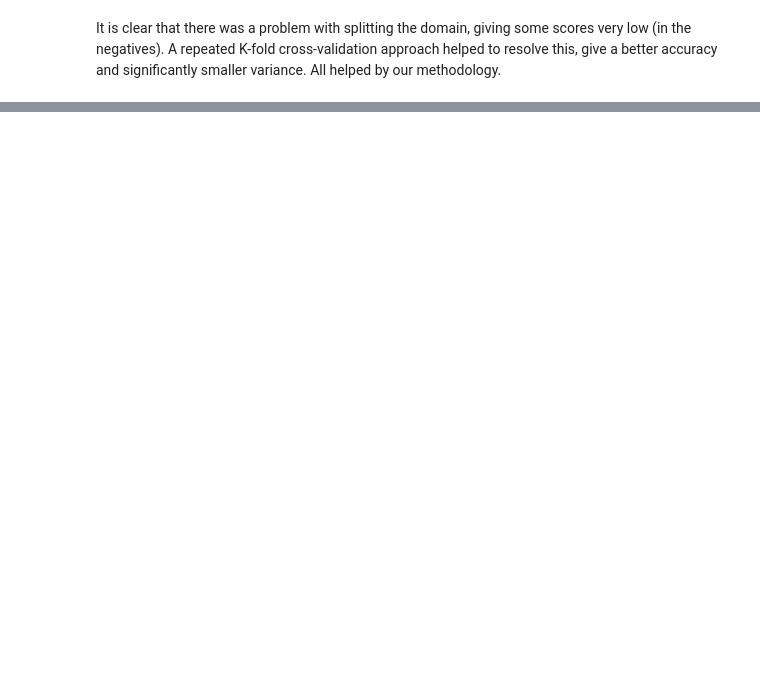
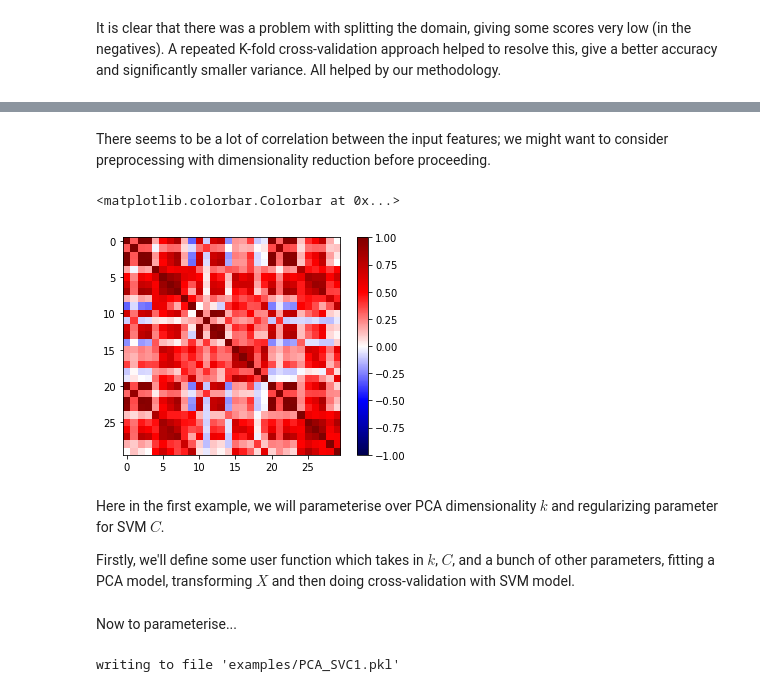
Before and after one commit to gregparkes/gitermap, a Jupyter notebook: example2.ipynb, the cells around one changed output, grey strips where cells are left out. Drawn from its saved outputs; the diff is of its cells as text; code cells hidden in the pictures; blank space fills up the shorter version.

```diff
--- a/example2.ipynb
+++ b/example2.ipynb
@@ -117,0 +132,2 @@ It is clear that there was a problem with splitting the domain, giving some scor
+# %%
+bc = load_breast_cancer()
@@ -117,0 +146,8 @@ It is clear that there was a problem with splitting the domain, giving some scor
+# %% [markdown]
+There seems to be a lot of correlation between the input features; we might want to consider preprocessing with dimensionality reduction before proceeding.
+# %%
+plt.imshow(np.corrcoef(bc.data.T), cmap="seismic", vmin=-1, vmax=1)
+plt.colorbar()
+# %% [output]
+<matplotlib.colorbar.Colorbar at 0x...>
+[figure, added]
@@ -117,0 +158,4 @@ It is clear that there was a problem with splitting the domain, giving some scor
+# %% [markdown]
+Here in the first example, we will parameterise over PCA dimensionality $k$ and regularizing parameter for SVM $C$.
+
+Firstly, we'll define some user function which takes in $k$, $C$, and a bunch of other parameters, fitting a PCA model, transforming $X$ and then doing cross-validation with SVM model.
@@ -117,0 +167,2 @@ It is clear that there was a problem with splitting the domain, giving some scor
+# %% [markdown]
+Now to parameterise...
@@ -117,0 +172,8 @@ It is clear that there was a problem with splitting the domain, giving some scor
+# %%
+with MapContext("examples/PCA_SVC1.pkl", n_jobs=-1, verbose=1) as ctx4:
+    pca_svc = ctx4.compute_prod(compute_breast_cancer_data,
+                               K, C,
+                               cv=RepeatedStratifiedKFold(n_splits=5, n_repeats=5),
+                               X=bc.data, y=bc.target)
+# %% [output]
+writing to file 'examples/PCA_SVC1.pkl'
```
Also changed, not shown: parts of 23 cells of this notebook, 10 other files.
